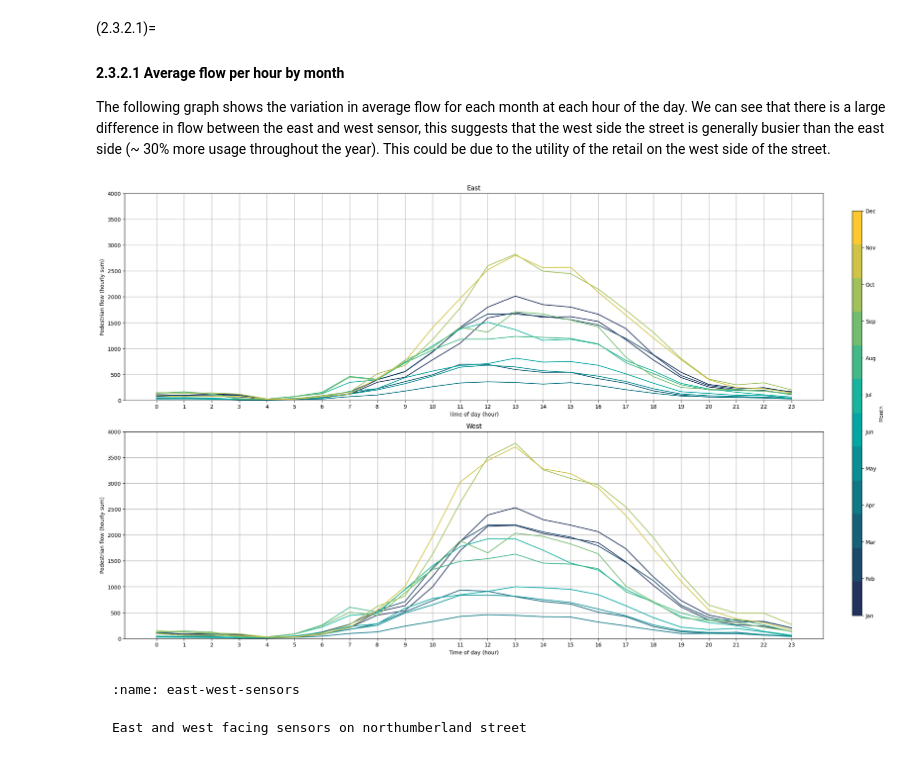
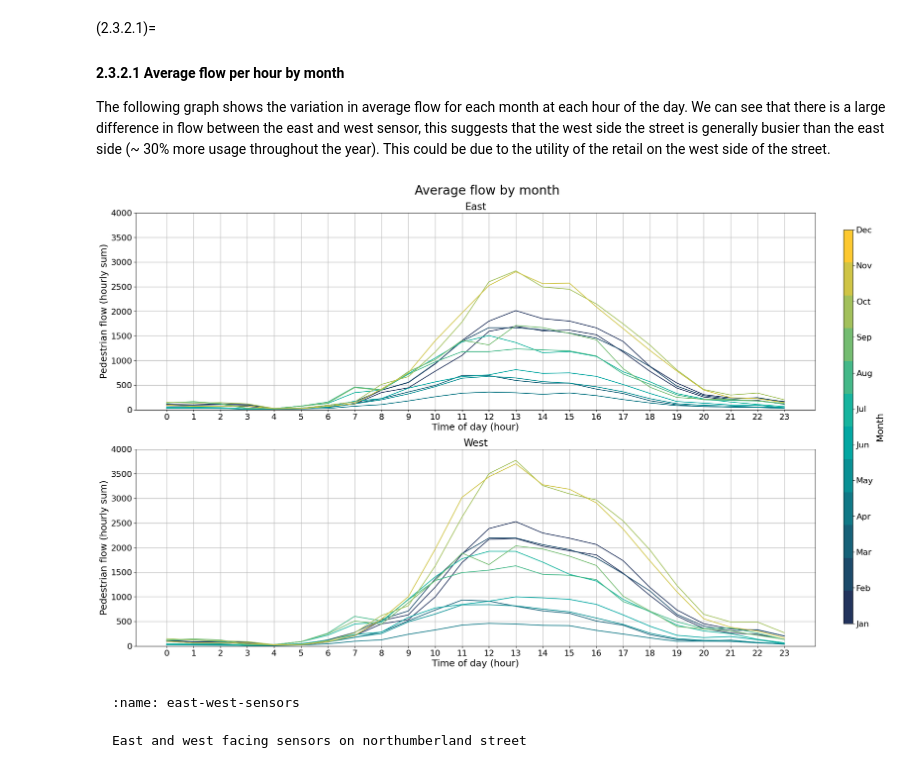
Before and after one commit to carrowmw/mres-project, a Jupyter notebook: analysis_files/2.3_Data_Exploration_Report.ipynb, the cells around one changed output. Saved outputs shown, nothing was run; the diff lists cells and outputs as text; code cells hidden in the pictures.

````diff
--- a/analysis_files/2.3_Data_Exploration_Report.ipynb
+++ b/analysis_files/2.3_Data_Exploration_Report.ipynb
@@ -39,3 +39,5 @@ custom_colormap = get_custom_colormap()
 # read in the files for exploration
 east_df = pd.read_pickle(os.path.join(DATA_PATH, "east_df.pkl"))
 west_df = pd.read_pickle(os.path.join(DATA_PATH, "west_df.pkl"))
+
+east_df = east_df
@@ -153,7 +185,7 @@ cmap = matplotlib.colors.ListedColormap(
     [custom_colormap(i / (east_len_months - 1)) for i in range(east_len_months)]
 )
 
-fig, ax = plt.subplots(2, 1, figsize=(25, 15), gridspec_kw={"hspace": 0.15})
+fig, ax = plt.subplots(2, 1, figsize=(25, 15), gridspec_kw={"hspace": 0.2})
 
 # loop through each unique month value for east
 for i, month in enumerate(set(east_hour_month_average_df["month"])):
@@ -168,9 +200,10 @@ for i, month in enumerate(set(east_hour_month_average_df["month"])):
         label=f"Month {month}",
     )
 
-ax[0].set_xlabel("Time of day (hour)")
-ax[0].set_ylabel("Pedestrian flow (hourly sum)")
-ax[0].set_title("East")
+ax[0].set_xlabel("Time of day (hour)", fontsize=18)
+ax[0].set_ylabel("Pedestrian flow (hourly sum)", fontsize=18)
+ax[0].tick_params(labelsize=16)
+ax[0].set_title("East", fontsize=19)
 ax[0].set_ylim(0, 4000)
 ax[0].grid(True)
 
@@ -186,39 +219,41 @@ for i, month in enumerate(set(west_hour_month_average_df["month"])):
         color=cmap(i - 1),
         label=f"Month {month}",
     )
 
-ax[1].set_xlabel("Time of day (hour)")
-ax[1].set_ylabel("Pedestrian flow (hourly sum)")
-ax[1].set_title("West")
+ax[1].set_xlabel("Time of day (hour)", fontsize=18)
+ax[1].set_ylabel("Pedestrian flow (hourly sum)", fontsize=18)
+ax[1].tick_params(labelsize=16)
+ax[1].set_title("West", fontsize=19)
 ax[1].set_ylim(0, 4000)
 ax[1].grid(True)
 
+fig.suptitle("Average flow by month", fontsize=24, y=0.93)
 fig.subplots_adjust(right=0.85)  # create some space on the right side for the colorbar
 
 cbar_ax = fig.add_axes(
     [0.88, 0.15, 0.01, 0.7]
 )  # position of colorbar [left, bottom, width, height]
 
 # add a colorbar to show the mapping of colors to months
 norm = matplotlib.colors.Normalize(vmin=1, vmax=east_len_months)
 cbar = fig.colorbar(
     matplotlib.cm.ScalarMappable(norm=norm, cmap=cmap),
     cax=cbar_ax,
     ticks=np.arange(1, east_len_months + 1),
 )
-
+cbar.ax.tick_params(labelsize=16)
 cbar.ax.set_yticklabels(
     ["Jan", "Feb", "Mar", "Apr", "May", "Jun", "Jul", "Aug", "Sep", "Oct", "Nov", "Dec"]
 )
-cbar.set_label("Month")
+cbar.set_label("Month", fontsize=18)
 
 plt.savefig(
     os.path.join(OUTPUT_FIGURES_PATH, "Average flow per hour by month.svg"),
     bbox_inches="tight",
 )
 plt.show()
 # %% [output]
-[figure, old version]
+[figure, new version]
 # %% [markdown]
 ```{figure} graphics\east_and_west_sensors.png
 :name: east-west-sensors
````
Also changed, not shown: parts of 21 cells of this notebook, 11 other files.
